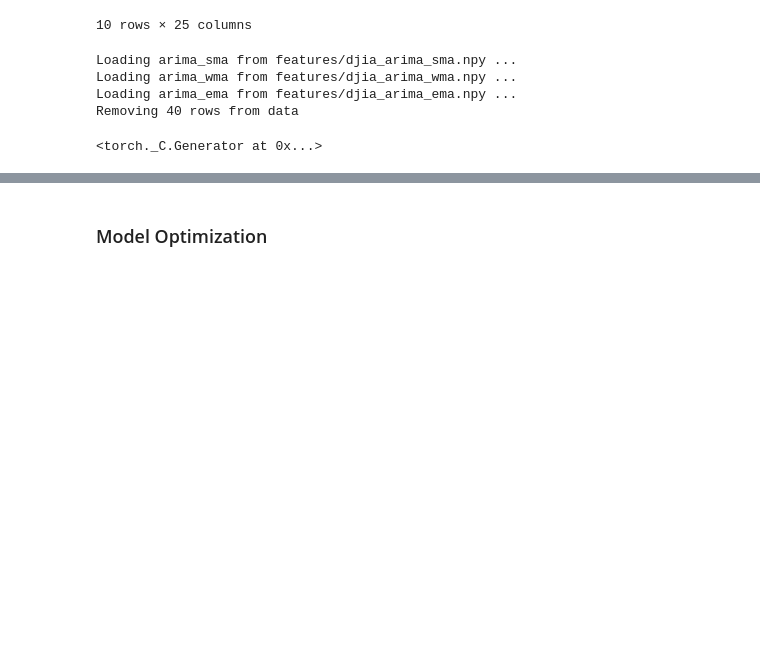
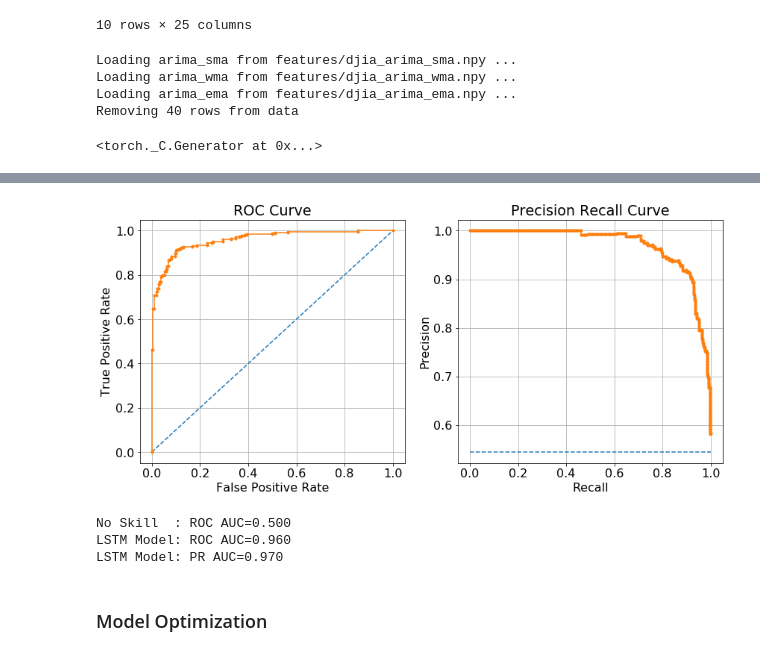
Before and after one commit to machar94/stockprediction, a Jupyter notebook: LSTM.ipynb, the cells around one changed output, grey strips where cells are left out. Saved outputs shown, nothing was run; the diff lists cells and outputs as text; code cells hidden in the pictures; blank space fills up the shorter version.

```diff
--- a/LSTM.ipynb
+++ b/LSTM.ipynb
@@ -535,9 +535,8 @@ signals['arima_ema']['params']['ema_window'] = 3
 signals['arima_ema']['params']['arima_window'] = 30
 signals['arima_ema']['file'] = 'features/djia_arima_ema.npy'
 
-# headlines = df_news.filter(['Date', 'Top1', 'Top2', 'Top3', 'Top4', 'Top5'],
-#                            axis=1)
-headlines = df_news
+headlines = df_news.filter(['Date', 'Top1', 'Top2', 'Top3', 'Top4', 'Top5'],
+                           axis=1)
 
 features, labels = getCleanData(prices, headlines, signals, predict=7, verbose=False)
 # %% [output]
@@ -797,7 +825,7 @@ class Solver():
 model = Forecaster(n_features=n_features, n_hidden=32, n_layers=2, dropout=0.5)
 solver = Solver(model,
                 batch_size=batch_size,
-                num_epochs=20,
+                num_epochs=10,
                 verbose=True,
                 plot=True)
 
@@ -825,3 +853,57 @@ Best val acc: 0.901031
+# %%
+from sklearn.metrics import roc_auc_score
+from sklearn.metrics import roc_curve
+from sklearn.metrics import recall_score
+from sklearn.metrics import precision_score
+from sklearn.metrics import precision_recall_curve
+from sklearn.metrics import f1_score
+from sklearn.metrics import auc
+
+# https://machinelearningmastery.com/roc-curves-and-precision-recall-curves-for-classification-in-python/
+
+# Model and no skill guess (always trending up)
+y_test, y_pred = solver.eval(model, dataloaders['val'])
+ns_pred = np.ones_like(y_pred)
+
+fig = plt.figure(figsize=(14,6))
+
+ns_fpr, ns_tpr, _ = roc_curve(y_test, ns_pred)
+ml_fpr, ml_tpr, _ = roc_curve(y_test, y_pred)
+
+plt.subplot(1,2,1)
+plt.plot(ns_fpr, ns_tpr, linestyle='--', label='No Skill')
+plt.plot(ml_fpr, ml_tpr, marker='.', label='LSTM Model')
+plt.grid()
+plt.title('ROC Curve')
+plt.xlabel('False Positive Rate')
+plt.ylabel('True Positive Rate')
+
+ml_precision, ml_recall, _ = precision_recall_curve(y_test, y_pred)
+no_skill = len(y_test[y_test==1]) / len(y_test)
+
+plt.subplot(1,2,2)
+plt.plot([0, 1], [no_skill, no_skill], linestyle='--', label='No Skill')
+plt.plot(ml_recall, ml_precision, marker='.', label='LSTM Model')
+plt.grid()
+plt.title('Precision Recall Curve')
+plt.xlabel('Recall')
+plt.ylabel('Precision')
+plt.show()
+
+# Calculate scores
+ns_roc_auc = roc_auc_score(y_test, ns_pred)
+ml_roc_auc = roc_auc_score(y_test, y_pred)
+ml_pr_auc = auc(ml_recall, ml_precision)
+
+# summarize scores
+print('No Skill  : ROC AUC=%.3f' % (ns_roc_auc))
+print('LSTM Model: ROC AUC=%.3f' % (ml_roc_auc))
+print('LSTM Model: PR AUC=%.3f' % (ml_pr_auc))
+# %% [output]
+[figure, added]
+No Skill  : ROC AUC=0.500
+LSTM Model: ROC AUC=0.960
+LSTM Model: PR AUC=0.970
 # %% [markdown]
 ### Model Optimization
 # %%
```
Also changed, not shown: parts of 3 cells of this notebook.
